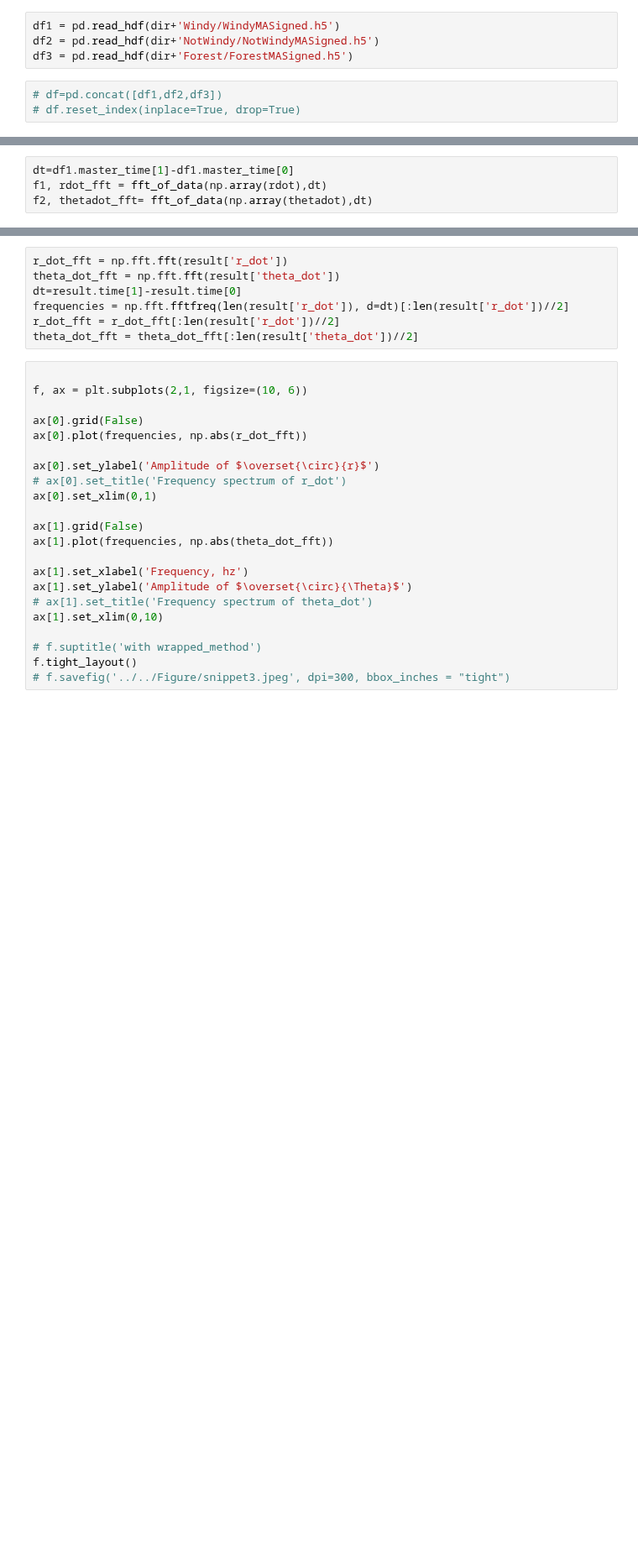
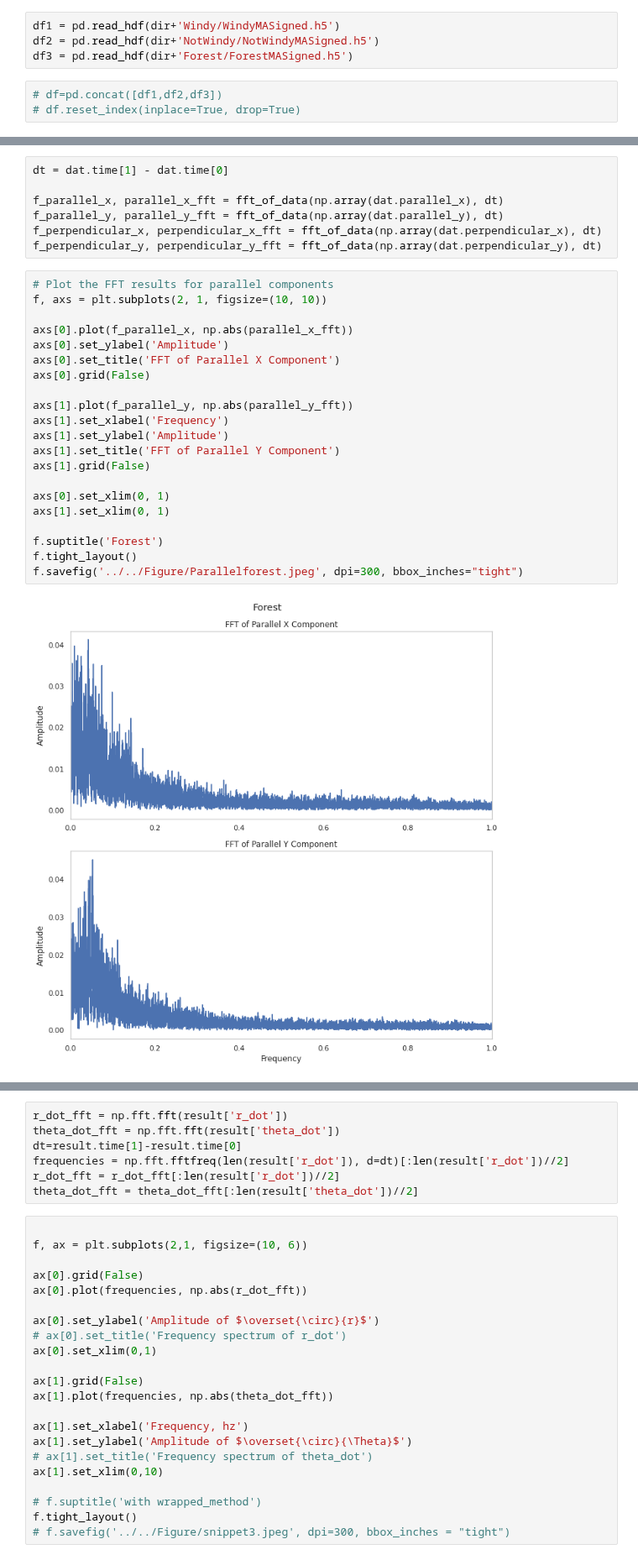
Before and after one commit to arunavanag591/odor_analysis, a Jupyter notebook: data_exploration/dataTrajectoryAnalysis.ipynb, the cells around one changed output, grey strips where cells are left out. Shown at 84% size. Drawn from its saved outputs; the diff is of its cells as text; blank space fills up the shorter version.

```diff
--- a/data_exploration/dataTrajectoryAnalysis.ipynb
+++ b/data_exploration/dataTrajectoryAnalysis.ipynb
@@ -138,5 +145,31 @@ fig.savefig('../../Figure/lws2.jpeg', dpi=300, bbox_inches = "tight")
 # %%
-dt=df1.master_time[1]-df1.master_time[0]
-f1, rdot_fft = fft_of_data(np.array(rdot),dt)
-f2, thetadot_fft= fft_of_data(np.array(thetadot),dt)
+dt = dat.time[1] - dat.time[0]
+
+f_parallel_x, parallel_x_fft = fft_of_data(np.array(dat.parallel_x), dt)
+f_parallel_y, parallel_y_fft = fft_of_data(np.array(dat.parallel_y), dt)
+f_perpendicular_x, perpendicular_x_fft = fft_of_data(np.array(dat.perpendicular_x), dt)
+f_perpendicular_y, perpendicular_y_fft = fft_of_data(np.array(dat.perpendicular_y), dt)
+# %%
+# Plot the FFT results for parallel components
+f, axs = plt.subplots(2, 1, figsize=(10, 10))
+
+axs[0].plot(f_parallel_x, np.abs(parallel_x_fft))
+axs[0].set_ylabel('Amplitude')
+axs[0].set_title('FFT of Parallel X Component')
+axs[0].grid(False)
+
+axs[1].plot(f_parallel_y, np.abs(parallel_y_fft))
+axs[1].set_xlabel('Frequency')
+axs[1].set_ylabel('Amplitude')
+axs[1].set_title('FFT of Parallel Y Component')
+axs[1].grid(False)
+
+axs[0].set_xlim(0, 1)
+axs[1].set_xlim(0, 1)
+
+f.suptitle('Forest')
+f.tight_layout()
+f.savefig('../../Figure/Parallelforest.jpeg', dpi=300, bbox_inches="tight")
+# %% [output]
+[figure, added]
 # %%
```
Also changed, not shown: parts of 12 cells of this notebook, 7 other files.
